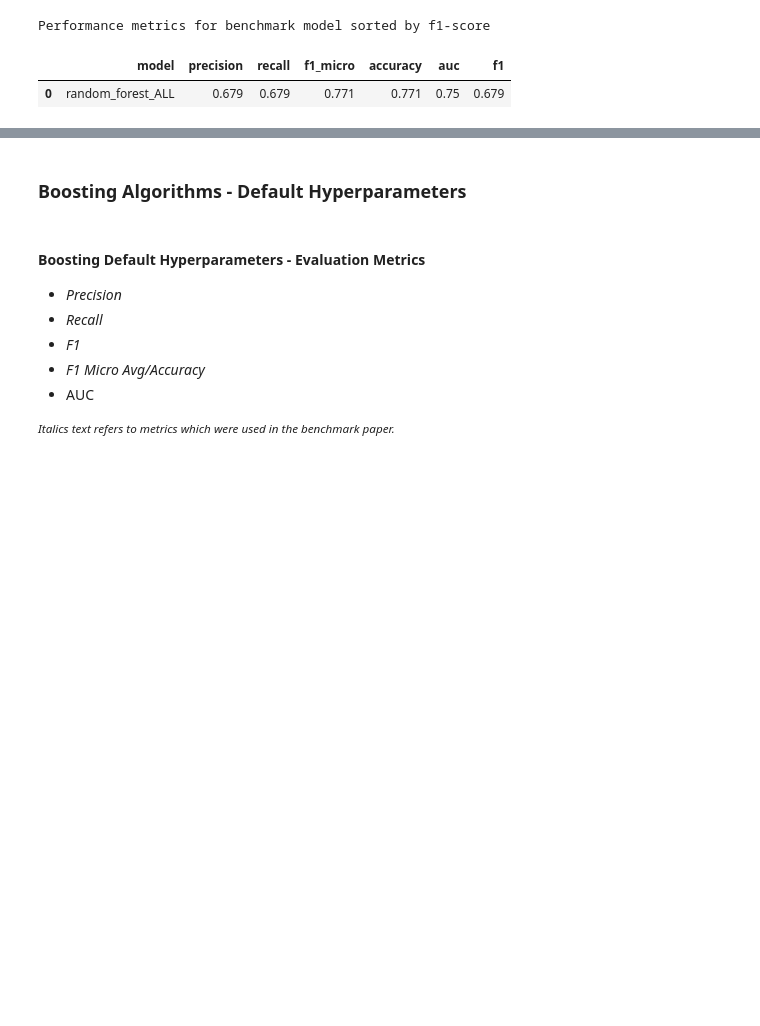
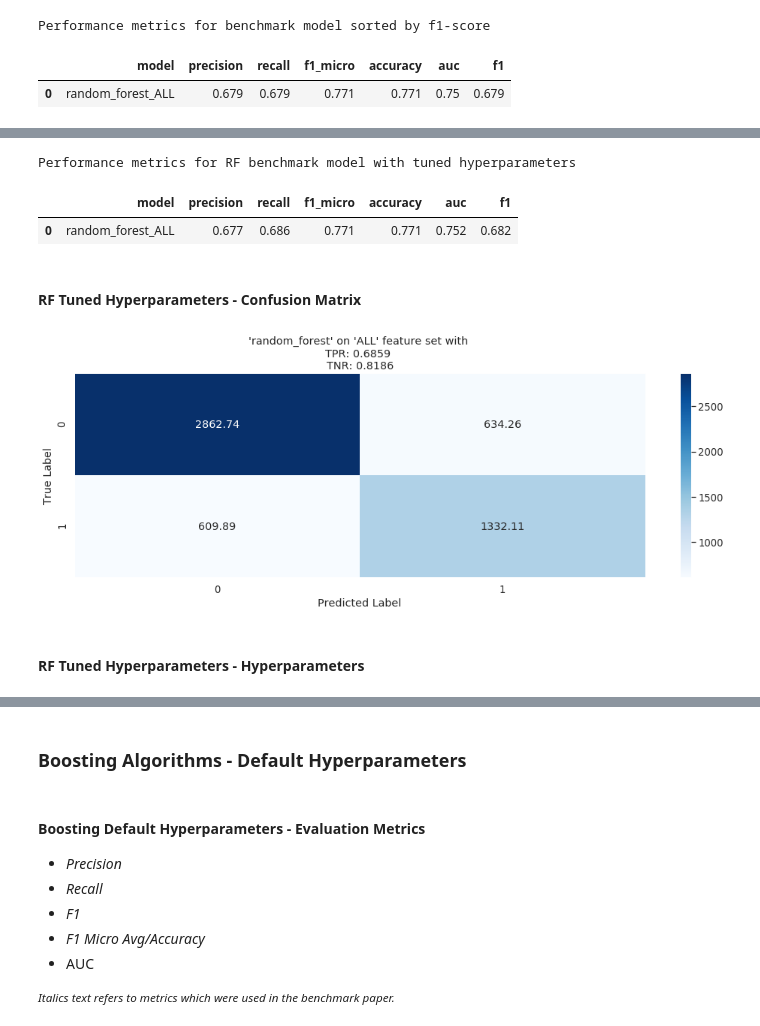
Before and after one commit to achmand/aml-crypto-graph, a Jupyter notebook: src/2.5_experiment_results.ipynb, the cells around one changed output, grey strips where cells are left out. Saved outputs shown, nothing was run; the diff lists cells and outputs as text; code cells hidden in the pictures; blank space fills up the shorter version.

```diff
--- a/src/2.5_experiment_results.ipynb
+++ b/src/2.5_experiment_results.ipynb
@@ -85,0 +93,2 @@ Performance metrics for benchmark model sorted by f1-score
+# %%
+benchmark_tuned_results = read_pickle(BENCHMARK_TUNED_RESULTS)
@@ -85,0 +108,16 @@ Performance metrics for benchmark model sorted by f1-score
+# %%
+print("Performance metrics for RF benchmark model with tuned hyperparameters")
+benchmark_tuned_metrics_df = results_table(benchmark_tuned_results)
+display(benchmark_tuned_metrics_df)
+# %% [output]
+Performance metrics for RF benchmark model with tuned hyperparameters
+|  | model | precision | recall | f1_micro | accuracy | auc | f1 |
+| 0 | random_forest_ALL | 0.677 | 0.686 | 0.771 | 0.771 | 0.752 | 0.682 |
+# %% [markdown]
+####  RF Tuned Hyperparameters - Confusion Matrix
+# %%
+plot_result_matrices(benchmark_tuned_results, figsize=(17,5))
+# %% [output]
+[figure, added]
+# %% [markdown]
+#### RF Tuned Hyperparameters - Hyperparameters
```
Also changed, not shown: parts of 12 cells of this notebook, 19 other files.
